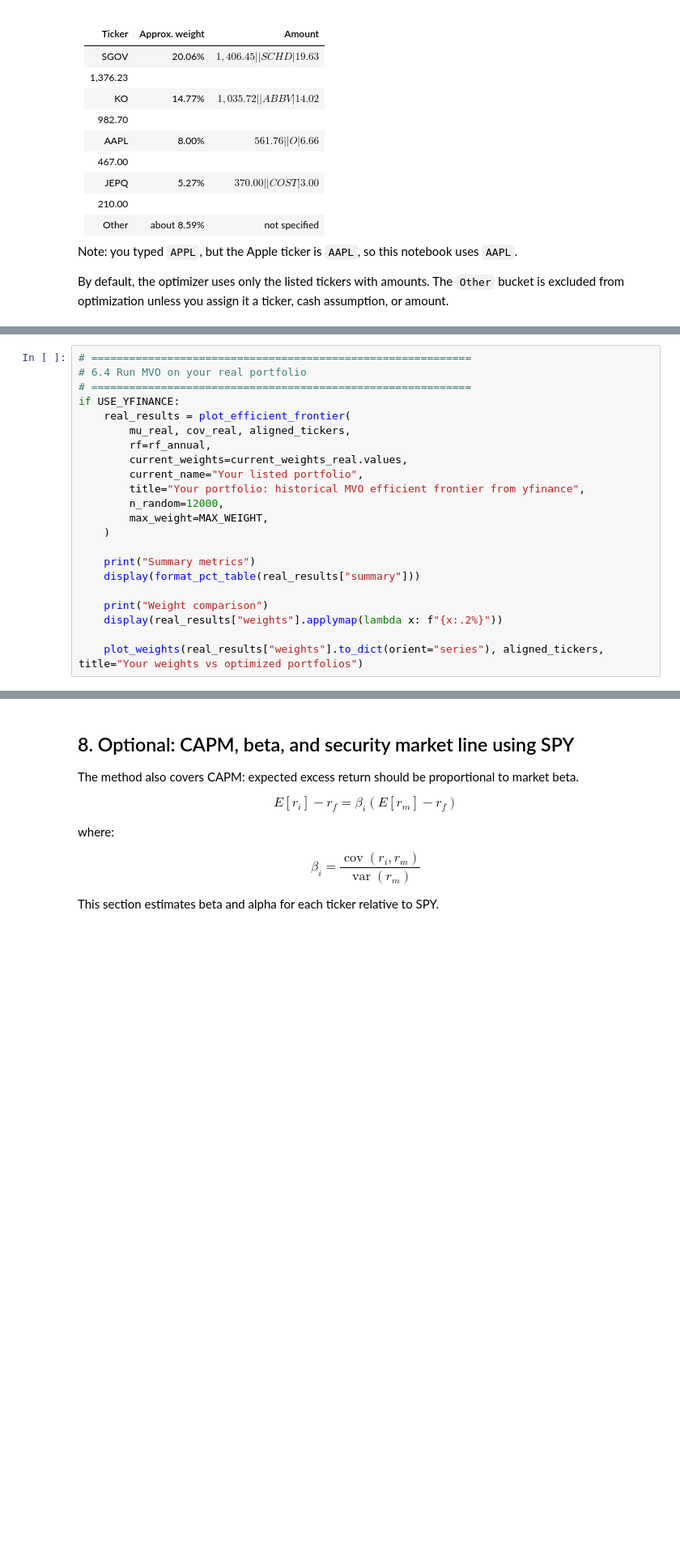
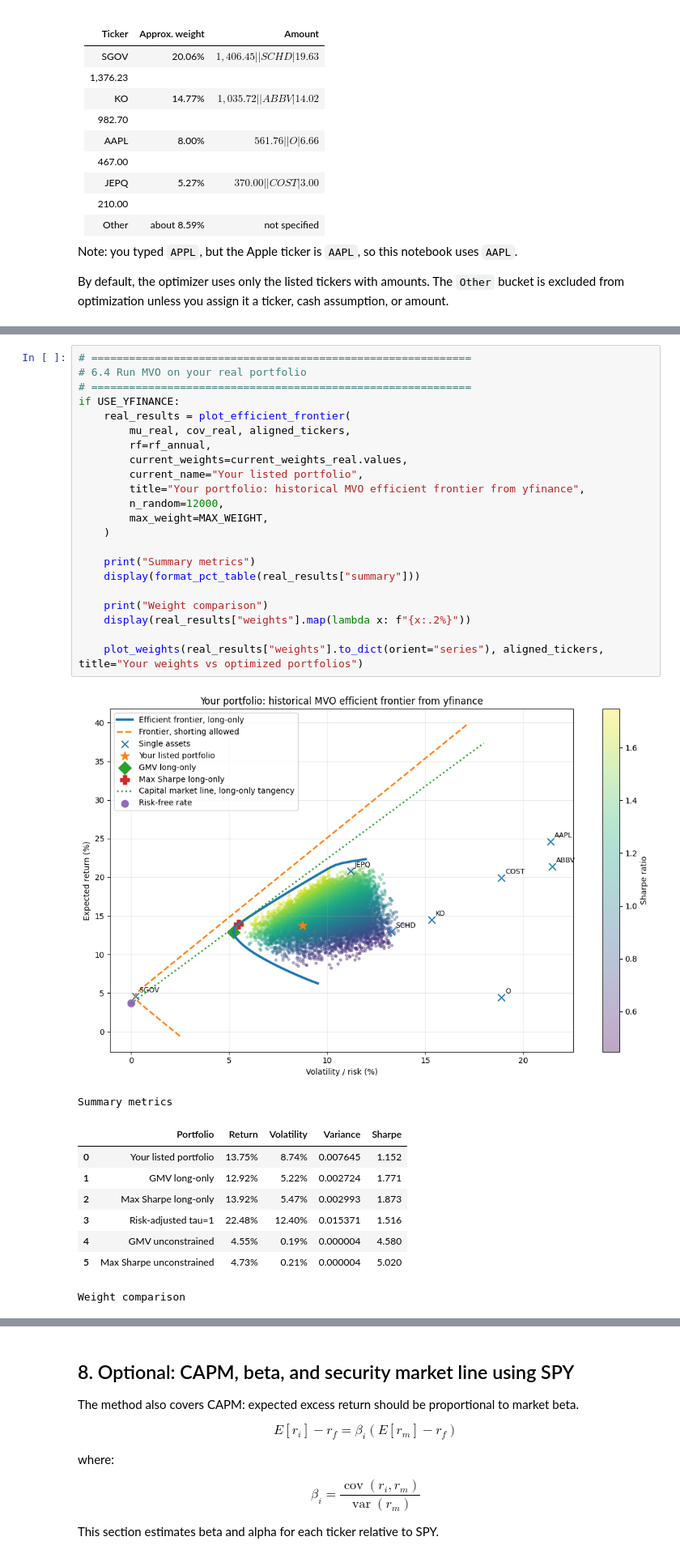
Before and after one commit to PathornKiti/financial-student-lecture, a Jupyter notebook: notebook/lecture/nb_mean_variance.ipynb, the cells around one changed output, grey strips where cells are left out. Shown at 81% size. Saved outputs shown, nothing was run; the diff lists cells and outputs as text; blank space fills up the shorter version.

```diff
--- a/notebook/lecture/nb_mean_variance.ipynb
+++ b/notebook/lecture/nb_mean_variance.ipynb
@@ -739,22 +821,33 @@ if USE_YFINANCE:
 # %%
 # ============================================================
 # 6.4 Run MVO on your real portfolio
 # ============================================================
 if USE_YFINANCE:
     real_results = plot_efficient_frontier(
         mu_real, cov_real, aligned_tickers,
         rf=rf_annual,
         current_weights=current_weights_real.values,
         current_name="Your listed portfolio",
         title="Your portfolio: historical MVO efficient frontier from yfinance",
         n_random=12000,
         max_weight=MAX_WEIGHT,
     )
 
     print("Summary metrics")
     display(format_pct_table(real_results["summary"]))
 
     print("Weight comparison")
-    display(real_results["weights"].applymap(lambda x: f"{x:.2%}"))
+    display(real_results["weights"].map(lambda x: f"{x:.2%}"))
 
     plot_weights(real_results["weights"].to_dict(orient="series"), aligned_tickers, title="Your weights vs optimized portfolios")
+# %% [output]
+[figure, added]
+Summary metrics
+|  | Portfolio | Return | Volatility | Variance | Sharpe |
+| 0 | Your listed portfolio | 13.75% | 8.74% | 0.007645 | 1.152 |
+| 1 | GMV long-only | 12.92% | 5.22% | 0.002724 | 1.771 |
+| 2 | Max Sharpe long-only | 13.92% | 5.47% | 0.002993 | 1.873 |
+| 3 | Risk-adjusted tau=1 | 22.48% | 12.40% | 0.015371 | 1.516 |
+| 4 | GMV unconstrained | 4.55% | 0.19% | 0.000004 | 4.580 |
+| 5 | Max Sharpe unconstrained | 4.73% | 0.21% | 0.000004 | 5.020 |
+Weight comparison
```
Also changed, not shown: parts of 7 cells of this notebook, 2 other files.
